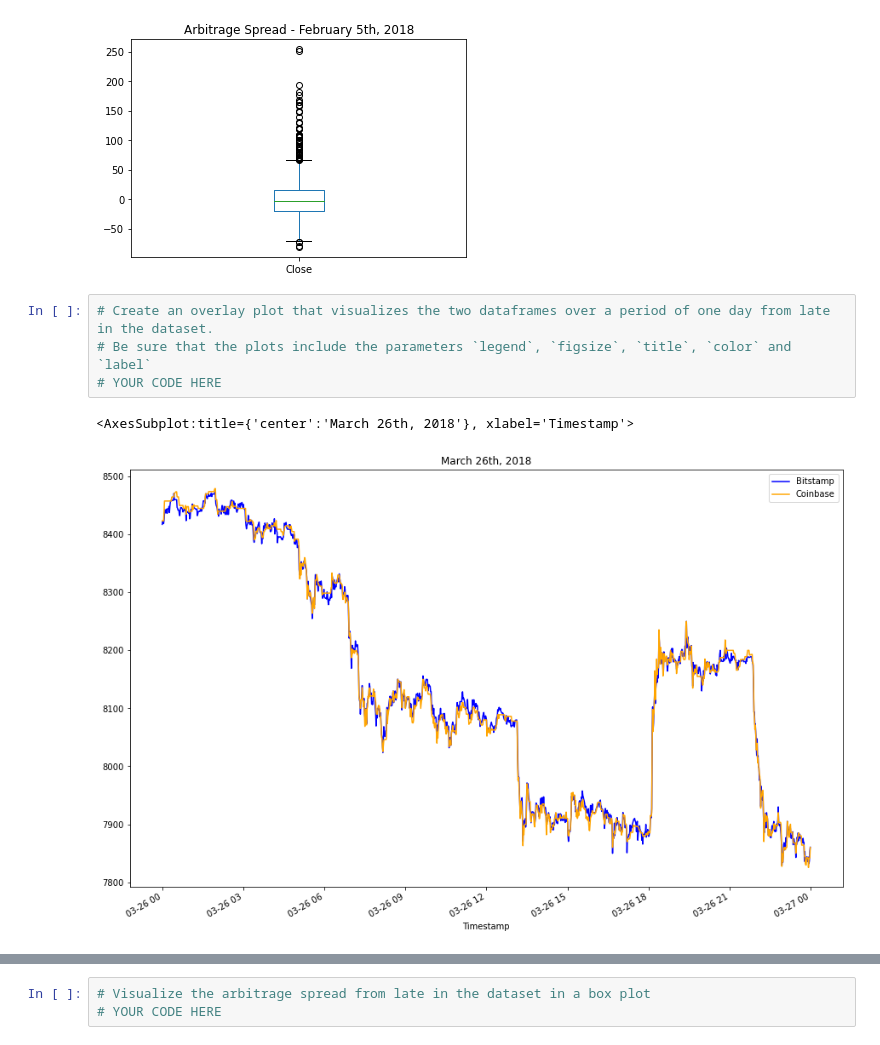
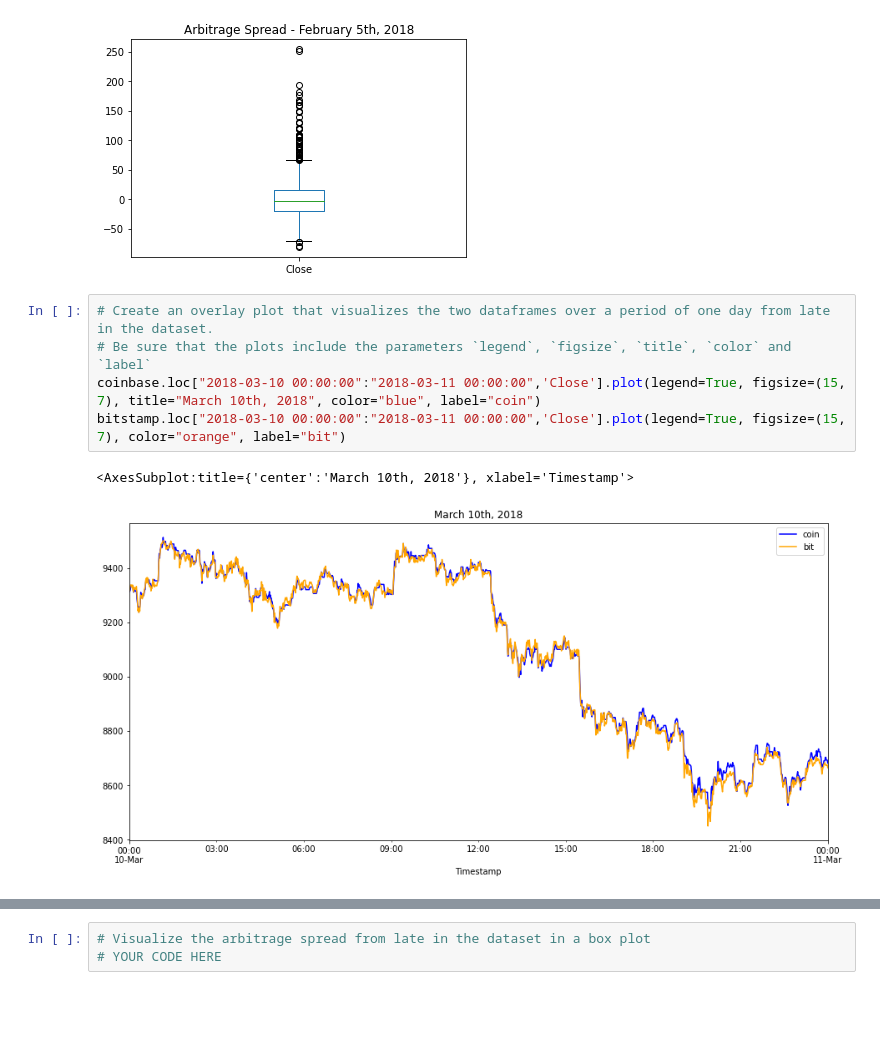
Before and after one commit to jpmaddox97/module_3_challenge, a Jupyter notebook: Starter_Code/crypto_arbitrage.ipynb, the cells around one changed output, grey strips where cells are left out. Drawn from its saved outputs; the diff is of its cells as text; blank space fills up the shorter version.

Commit message:
Completed visualizations

```diff
--- a/Starter_Code/crypto_arbitrage.ipynb
+++ b/Starter_Code/crypto_arbitrage.ipynb
@@ -407,10 +407,11 @@ arbitrage_spread_middle.plot(kind='box', title='Arbitrage Spread - February 5th,
 # %%
 # Create an overlay plot that visualizes the two dataframes over a period of one day from late in the dataset.
 # Be sure that the plots include the parameters `legend`, `figsize`, `title`, `color` and `label`
-# YOUR CODE HERE
+coinbase.loc["2018-03-10 00:00:00":"2018-03-11 00:00:00",'Close'].plot(legend=True, figsize=(15, 7), title="March 10th, 2018", color="blue", label="coin")
+bitstamp.loc["2018-03-10 00:00:00":"2018-03-11 00:00:00",'Close'].plot(legend=True, figsize=(15, 7), color="orange", label="bit")
 # %% [output]
-<AxesSubplot:title={'center':'March 26th, 2018'}, xlabel='Timestamp'>
+<AxesSubplot:title={'center':'March 10th, 2018'}, xlabel='Timestamp'>
-[figure, old version]
+[figure, new version]
 # %%
 # Using the date from the late that you have selected, calculate the arbitrage spread
 # by subtracting the bitstamp lower closing prices from the coinbase higher closing prices
```
Also changed, not shown: parts of 1 cell of this notebook.
